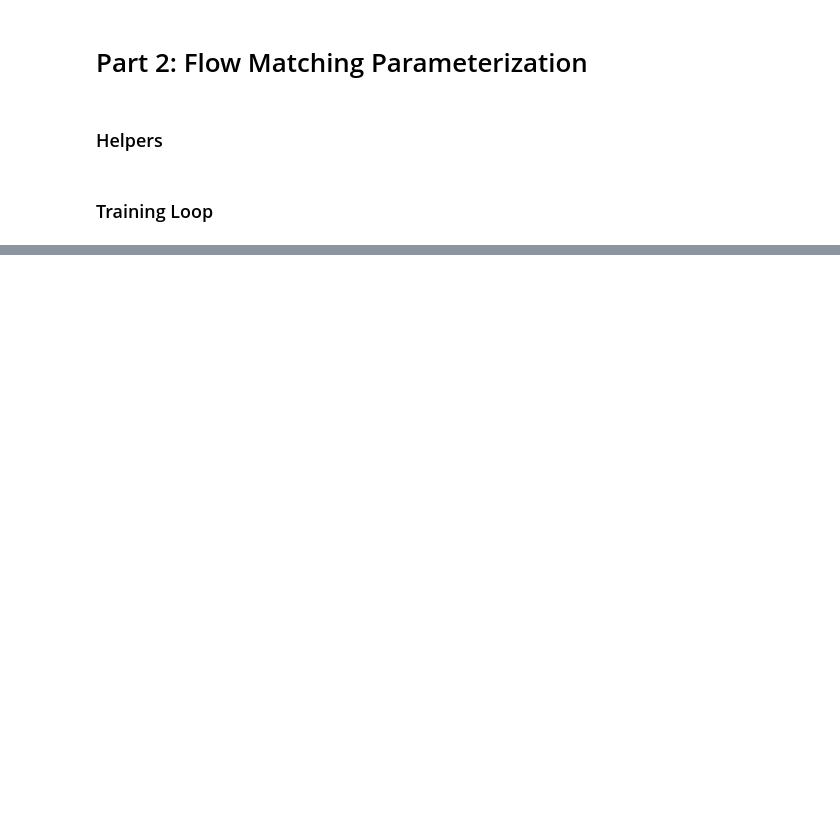
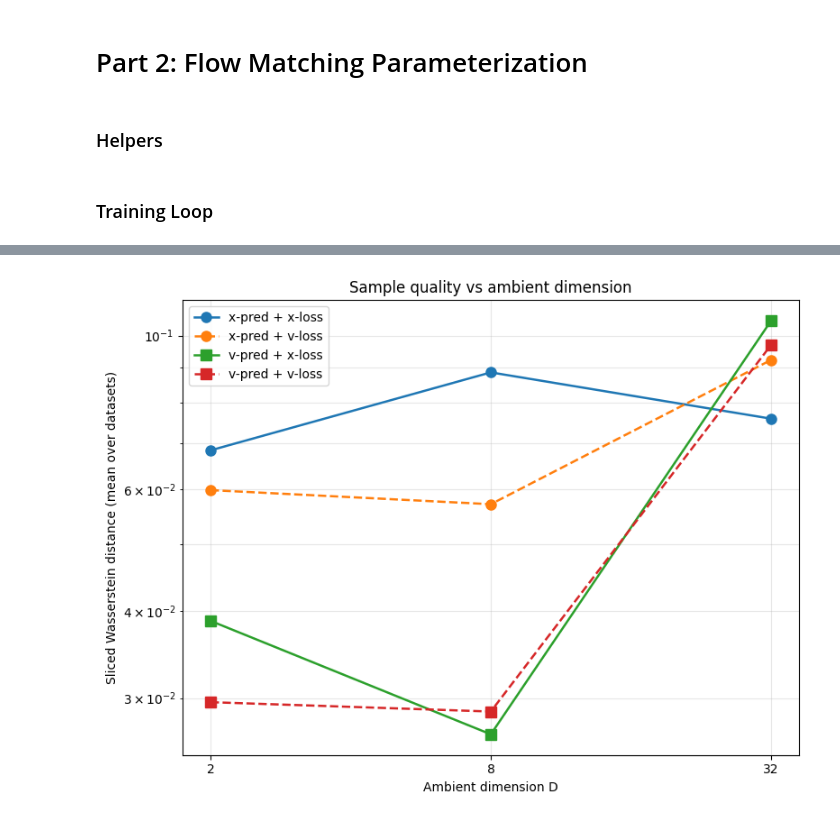
Before and after one commit to arshchawla21/COMP4680-8650-Flowmatching, a Jupyter notebook: part_2.ipynb, the cells around one changed output, grey strips where cells are left out. Saved outputs shown, nothing was run; the diff lists cells and outputs as text; code cells hidden in the pictures; blank space fills up the shorter version.

```diff
--- a/part_2.ipynb
+++ b/part_2.ipynb
@@ -124,0 +158,51 @@ for dataset in AVAILABLE_DATASETS:
+# %%
+results = []                       # list of (pred, loss, D, dataset, swd)
+
+for dataset in AVAILABLE_DATASETS:
+    for D in DIMS:
+        for pred, loss in PRED_LOSS:
+            tag = model_tag(dataset, D, pred, loss)
+            model = JiM(hidden_dim=256, D=D).to(device)
+            model.load_state_dict(torch.load(MODEL_DIR / f"{tag}.pt", map_location=device))
+            model.eval()
+
+            gen   = generate_samples(model, D, pred, device)
+            gt    = get_ground_truth(dataset, D)
+            gen2d = project_to_2d(gen, dataset, D)
+            gt2d  = project_to_2d(gt, dataset, D)
+
+            swd = sliced_wasserstein(gen2d, gt2d)
+            results.append((pred, loss, D, dataset, swd))
+
+# Aggregate: mean SWD across datasets, per (pred, loss, D)
+agg = {}                           # {(pred, loss): {D: mean_swd}}
+for pred, loss, D, _ds, swd in results:
+    agg.setdefault((pred, loss), {}).setdefault(D, []).append(swd)
+agg = {k: {D: float(np.mean(v)) for D, v in d.items()} for k, d in agg.items()}
+
+# Plot
+fig, ax = plt.subplots(figsize=(8, 6))
+markers = {"x": "o", "v": "s"}
+linestyles = {"x": "-", "v": "--"}
+
+for (pred, loss), d_to_swd in agg.items():
+    Ds = sorted(d_to_swd.keys())
+    swds = [d_to_swd[D] for D in Ds]
+    ax.plot(Ds, swds,
+            marker=markers[pred], linestyle=linestyles[loss],
+            label=f"{pred}-pred + {loss}-loss",
+            linewidth=1.8, markersize=8)
+
+ax.set_xscale("log", base=2)
+ax.set_yscale("log")
+ax.set_xticks(DIMS); ax.set_xticklabels(DIMS)
+ax.set_xlabel("Ambient dimension D")
+ax.set_ylabel("Sliced Wasserstein distance (mean over datasets)")
+ax.set_title("Sample quality vs ambient dimension")
+ax.grid(True, which="both", alpha=0.3)
+ax.legend()
+fig.tight_layout()
+fig.savefig(FIG_DIR / "swd_vs_dimension.png", dpi=150, bbox_inches="tight")
+plt.show()
+# %% [output]
+[figure, added]
```
Also changed, not shown: parts of 4 cells of this notebook, 57 other files.
